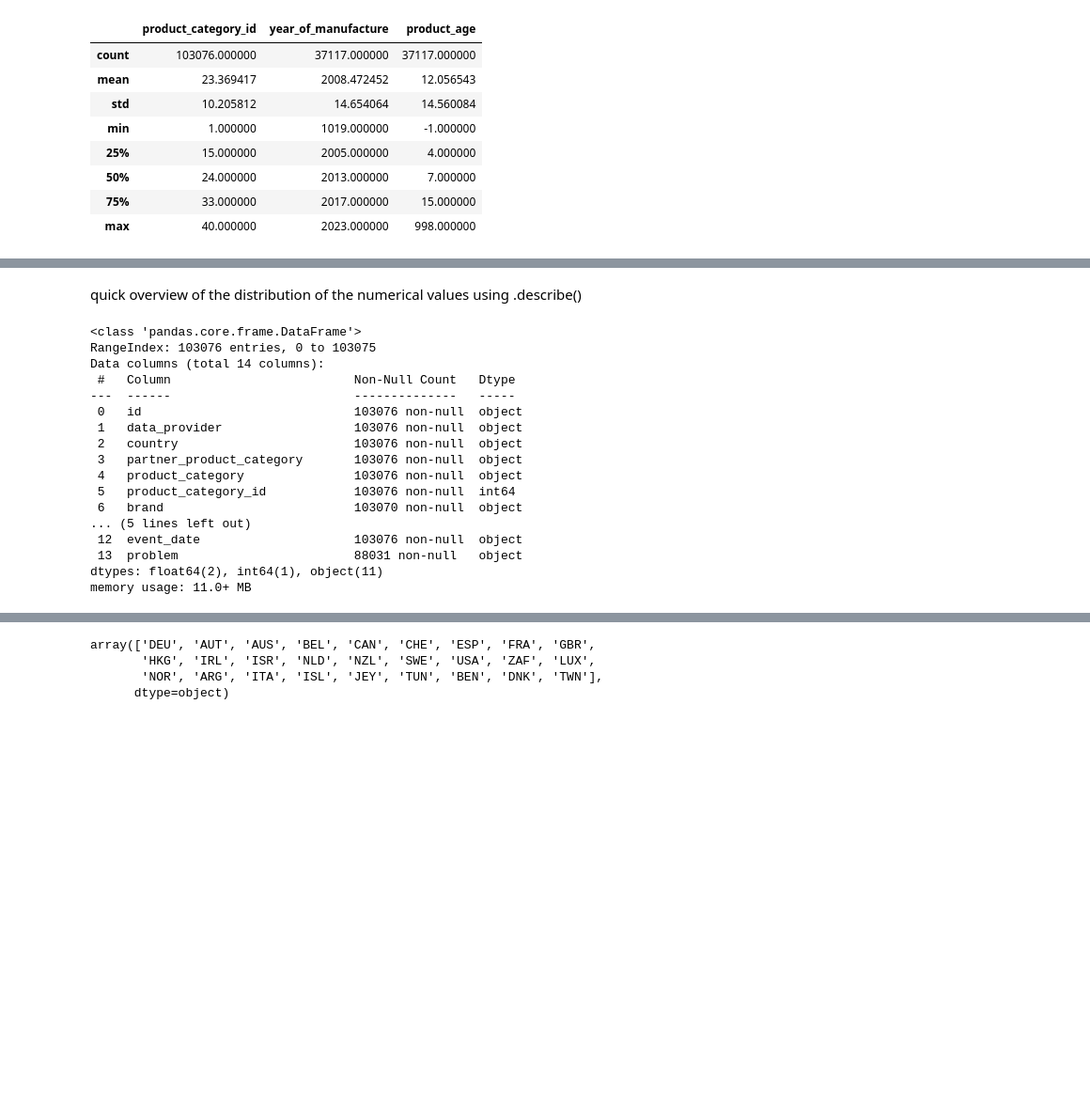
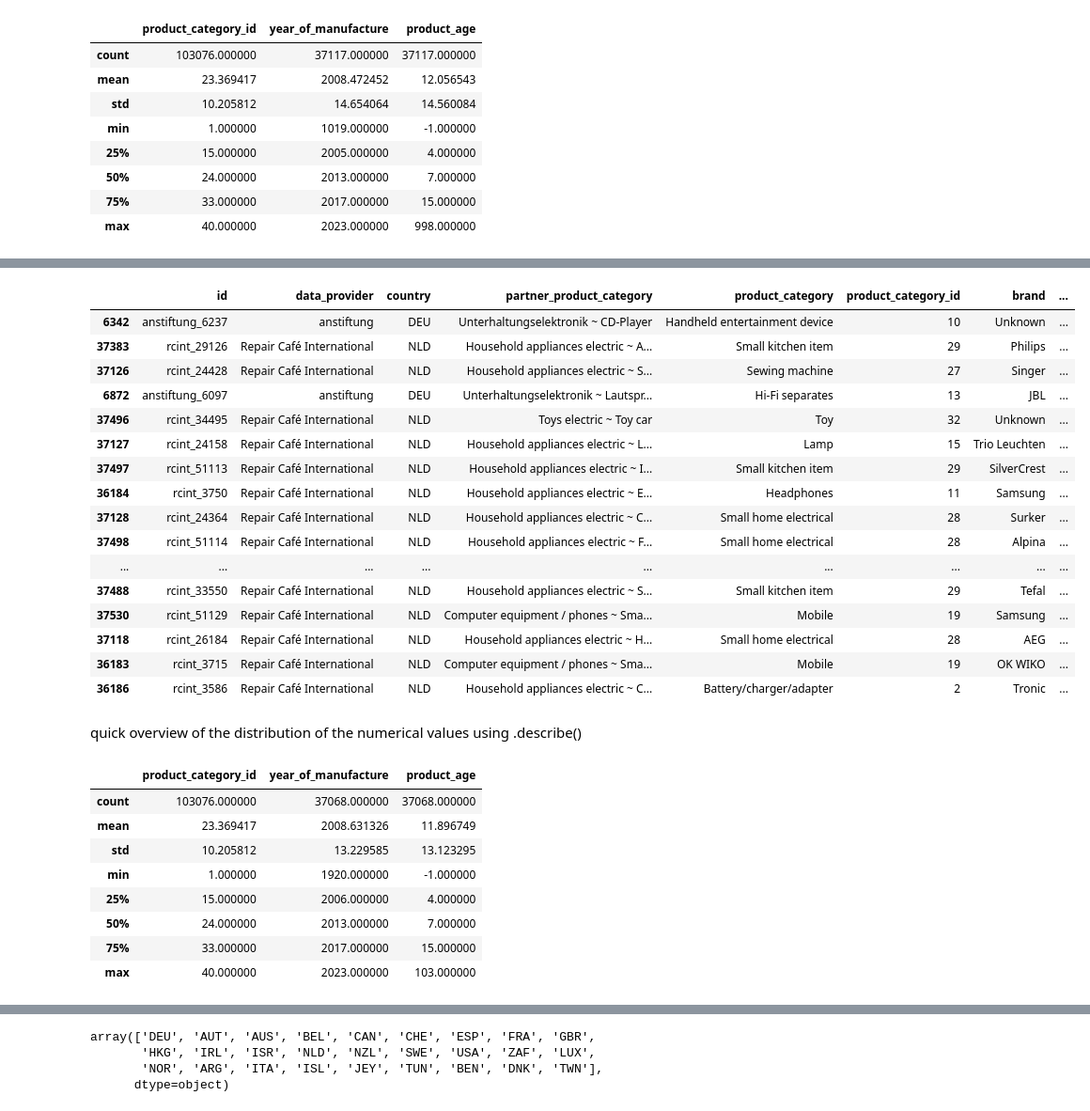
Before and after one commit to DrewChauD/BrainStation-Data-Science-Capstone, a Jupyter notebook: Notebooks/Andrew_Chau_BrainStation_DS_Capstone.ipynb, the cells around one changed output, grey strips where cells are left out. Shown at 94% size. Drawn from its saved outputs; the diff is of its cells as text; code cells hidden in the pictures; blank space fills up the shorter version.

```diff
--- a/Notebooks/Andrew_Chau_BrainStation_DS_Capstone.ipynb
+++ b/Notebooks/Andrew_Chau_BrainStation_DS_Capstone.ipynb
@@ -115,22 +149,34 @@ df.sort_values(by='year_of_manufacture', ascending=True).head(300)
+# %%
+df.sort_values(by='product_age', ascending=True).head(50)
+# %% [output]
+|  | id | data_provider | country | partner_product_category | product_category | product_category_id | brand | ... |
+| 6342 | anstiftung_6237 | anstiftung | DEU | Unterhaltungselektronik ~ CD-Player | Handheld entertainment device | 10 | Unknown | ... |
+| 37383 | rcint_29126 | Repair Café International | NLD | Household appliances electric ~ A... | Small kitchen item | 29 | Philips | ... |
+| 37126 | rcint_24428 | Repair Café International | NLD | Household appliances electric ~ S... | Sewing machine | 27 | Singer | ... |
+| 6872 | anstiftung_6097 | anstiftung | DEU | Unterhaltungselektronik ~ Lautspr... | Hi-Fi separates | 13 | JBL | ... |
+| 37496 | rcint_34495 | Repair Café International | NLD | Toys electric ~ Toy car | Toy | 32 | Unknown | ... |
+| 37127 | rcint_24158 | Repair Café International | NLD | Household appliances electric ~ L... | Lamp | 15 | Trio Leuchten | ... |
+| 37497 | rcint_51113 | Repair Café International | NLD | Household appliances electric ~ I... | Small kitchen item | 29 | SilverCrest | ... |
+| 36184 | rcint_3750 | Repair Café International | NLD | Household appliances electric ~ E... | Headphones | 11 | Samsung | ... |
+| 37128 | rcint_24364 | Repair Café International | NLD | Household appliances electric ~ C... | Small home electrical | 28 | Surker | ... |
+| 37498 | rcint_51114 | Repair Café International | NLD | Household appliances electric ~ F... | Small home electrical | 28 | Alpina | ... |
+| ... | ... | ... | ... | ... | ... | ... | ... | ... |
+| 37488 | rcint_33550 | Repair Café International | NLD | Household appliances electric ~ S... | Small kitchen item | 29 | Tefal | ... |
+| 37530 | rcint_51129 | Repair Café International | NLD | Computer equipment / phones ~ Sma... | Mobile | 19 | Samsung | ... |
+| 37118 | rcint_26184 | Repair Café International | NLD | Household appliances electric ~ H... | Small home electrical | 28 | AEG | ... |
+| 36183 | rcint_3715 | Repair Café International | NLD | Computer equipment / phones ~ Sma... | Mobile | 19 | OK WIKO | ... |
+| 36186 | rcint_3586 | Repair Café International | NLD | Household appliances electric ~ C... | Battery/charger/adapter | 2 | Tronic | ... |
 # %% [markdown]
 quick overview of the distribution of the numerical values using .describe()
 # %%
-df.info()
+df.describe()
 # %% [output]
-<class 'pandas.core.frame.DataFrame'>
-RangeIndex: 103076 entries, 0 to 103075
-Data columns (total 14 columns):
- #   Column                         Non-Null Count   Dtype
----  ------                         --------------   -----
- 0   id                             103076 non-null  object
- 1   data_provider                  103076 non-null  object
- 2   country                        103076 non-null  object
- 3   partner_product_category       103076 non-null  object
- 4   product_category               103076 non-null  object
- 5   product_category_id            103076 non-null  int64
- 6   brand                          103070 non-null  object
-... (5 lines left out)
- 12  event_date                     103076 non-null  object
- 13  problem                        88031 non-null   object
-dtypes: float64(2), int64(1), object(11)
-memory usage: 11.0+ MB
+|  | product_category_id | year_of_manufacture | product_age |
+| count | 103076.000000 | 37068.000000 | 37068.000000 |
+| mean | 23.369417 | 2008.631326 | 11.896749 |
+| std | 10.205812 | 13.229585 | 13.123295 |
+| min | 1.000000 | 1920.000000 | -1.000000 |
+| 25% | 15.000000 | 2006.000000 | 4.000000 |
+| 50% | 24.000000 | 2013.000000 | 7.000000 |
+| 75% | 33.000000 | 2017.000000 | 15.000000 |
+| max | 40.000000 | 2023.000000 | 103.000000 |
```
Also changed, not shown: parts of 22 cells of this notebook, 1 other file.
